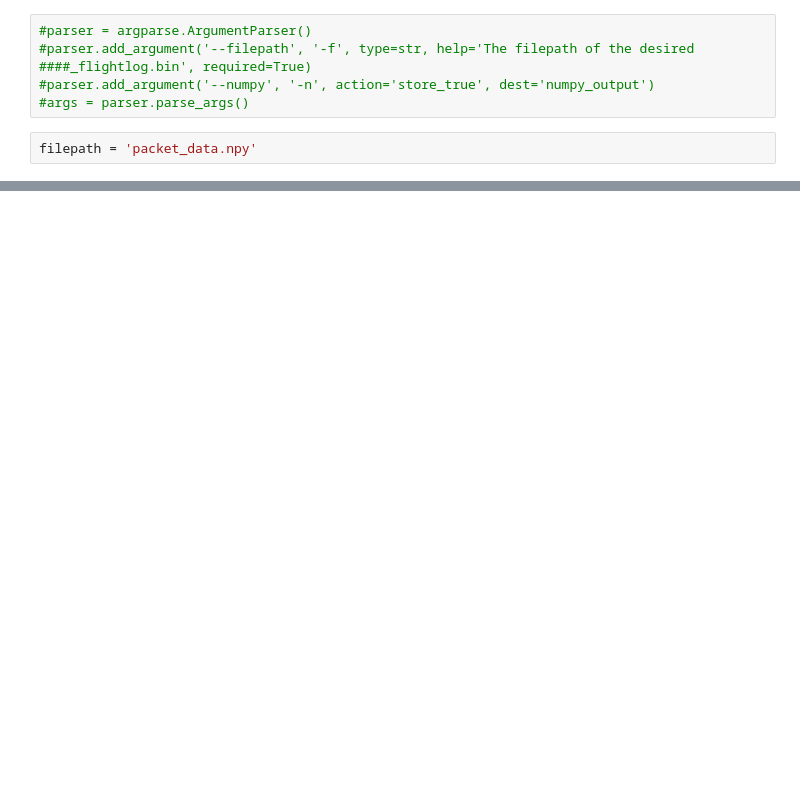
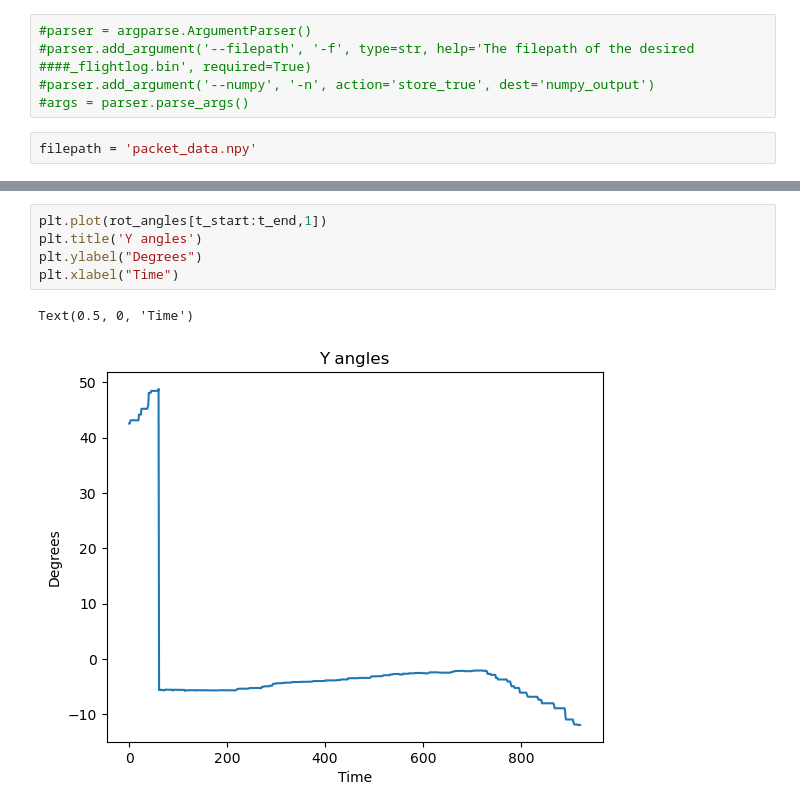
Before and after one commit to Rutgers-RPL/FlightDataAnalysis, a Jupyter notebook: gravityOffsetCalcs.ipynb, the cells around one changed output, grey strips where cells are left out. Cells and saved outputs as stored; diff of their text form; blank space fills up the shorter version.

```diff
--- a/gravityOffsetCalcs.ipynb
+++ b/gravityOffsetCalcs.ipynb
@@ -26,0 +67,8 @@ for i in range(len(data)):
+# %%
+plt.plot(rot_angles[t_start:t_end,1])
+plt.title('Y angles')
+plt.ylabel("Degrees")
+plt.xlabel("Time")
+# %% [output]
+Text(0.5, 0, 'Time')
+[figure, added]
```
Also changed, not shown: parts of 10 cells of this notebook.
